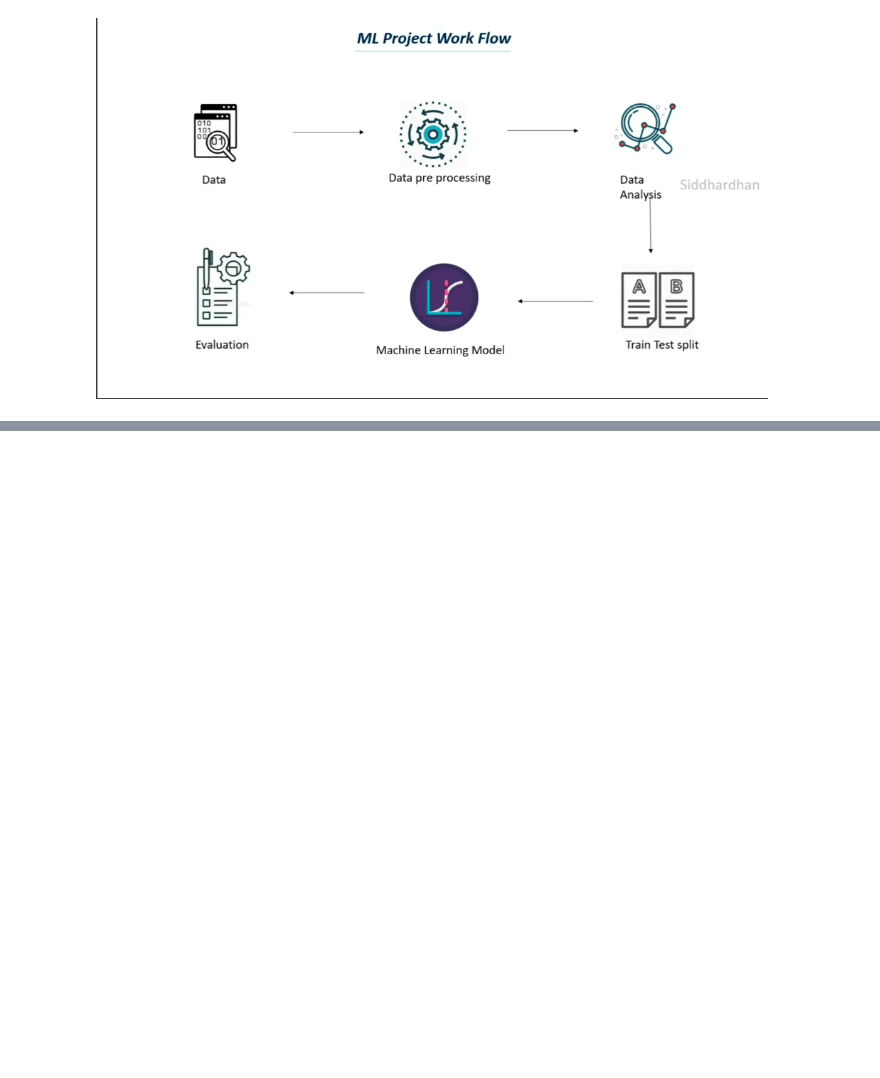
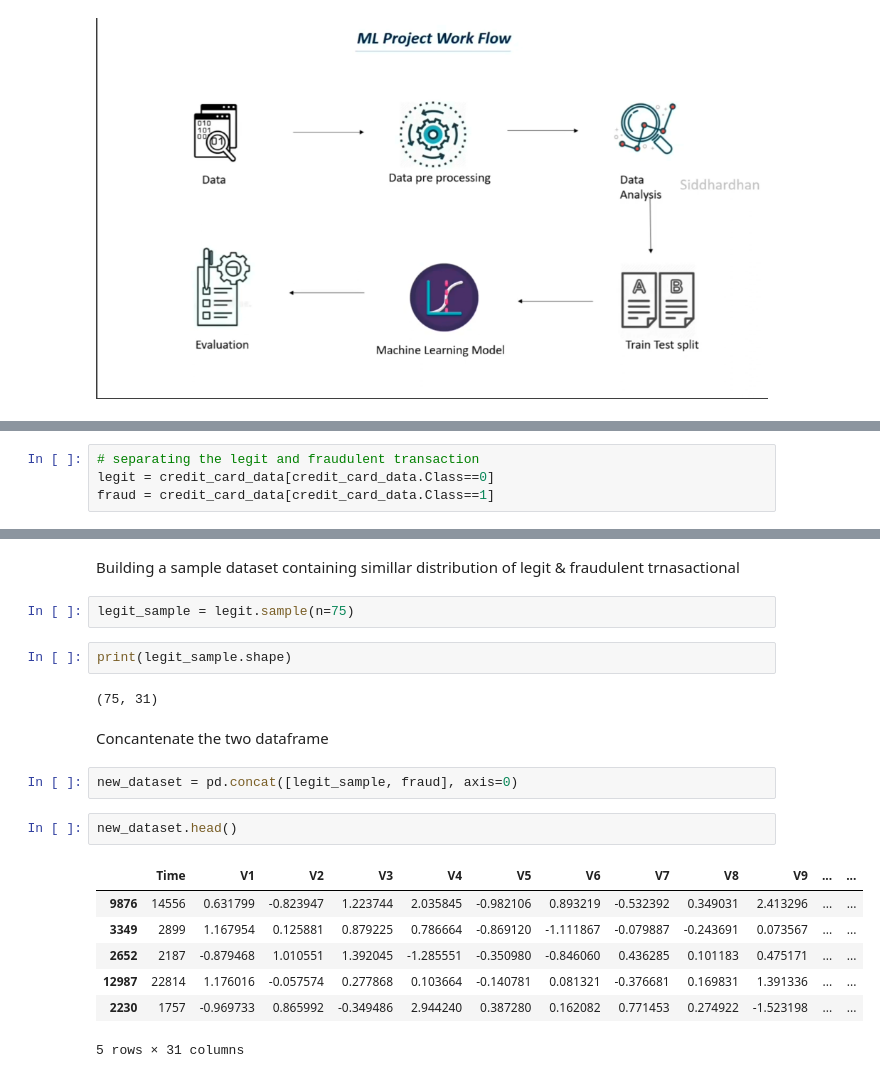
Before and after one commit to KushalranaAI/Machine-learning-, a Jupyter notebook: module_4_data_collection_pre_processing.ipynb, the cells around one changed output, grey strips where cells are left out. Drawn from its saved outputs; the diff is of its cells as text; blank space fills up the shorter version.

```diff
--- a/module_4_data_collection_pre_processing.ipynb
+++ b/module_4_data_collection_pre_processing.ipynb
@@ -438,0 +648,4 @@ Name: target, dtype: int64
+# %%
+# separating the legit and fraudulent transaction
+legit = credit_card_data[credit_card_data.Class==0]
+fraud = credit_card_data[credit_card_data.Class==1]
@@ -438,0 +663,22 @@ Name: target, dtype: int64
+# %% [markdown]
+Building a sample dataset containing simillar distribution of legit & fraudulent trnasactional
+# %%
+legit_sample = legit.sample(n=75)
+# %%
+print(legit_sample.shape)
+# %% [output]
+(75, 31)
+# %% [markdown]
+Concantenate the two dataframe
+# %%
+new_dataset = pd.concat([legit_sample, fraud], axis=0)
+# %%
+new_dataset.head()
+# %% [output]
+|  | Time | V1 | V2 | V3 | V4 | V5 | V6 | V7 | V8 | V9 | ... | ... |
+| 9876 | 14556 | 0.631799 | -0.823947 | 1.223744 | 2.035845 | -0.982106 | 0.893219 | -0.532392 | 0.349031 | 2.413296 | ... | ... |
+| 3349 | 2899 | 1.167954 | 0.125881 | 0.879225 | 0.786664 | -0.869120 | -1.111867 | -0.079887 | -0.243691 | 0.073567 | ... | ... |
+| 2652 | 2187 | -0.879468 | 1.010551 | 1.392045 | -1.285551 | -0.350980 | -0.846060 | 0.436285 | 0.101183 | 0.475171 | ... | ... |
+| 12987 | 22814 | 1.176016 | -0.057574 | 0.277868 | 0.103664 | -0.140781 | 0.081321 | -0.376681 | 0.169831 | 1.391336 | ... | ... |
+| 2230 | 1757 | -0.969733 | 0.865992 | -0.349486 | 2.944240 | 0.387280 | 0.162082 | 0.771453 | 0.274922 | -1.523198 | ... | ... |
+5 rows × 31 columns
```
Also changed, not shown: parts of 38 cells of this notebook.
